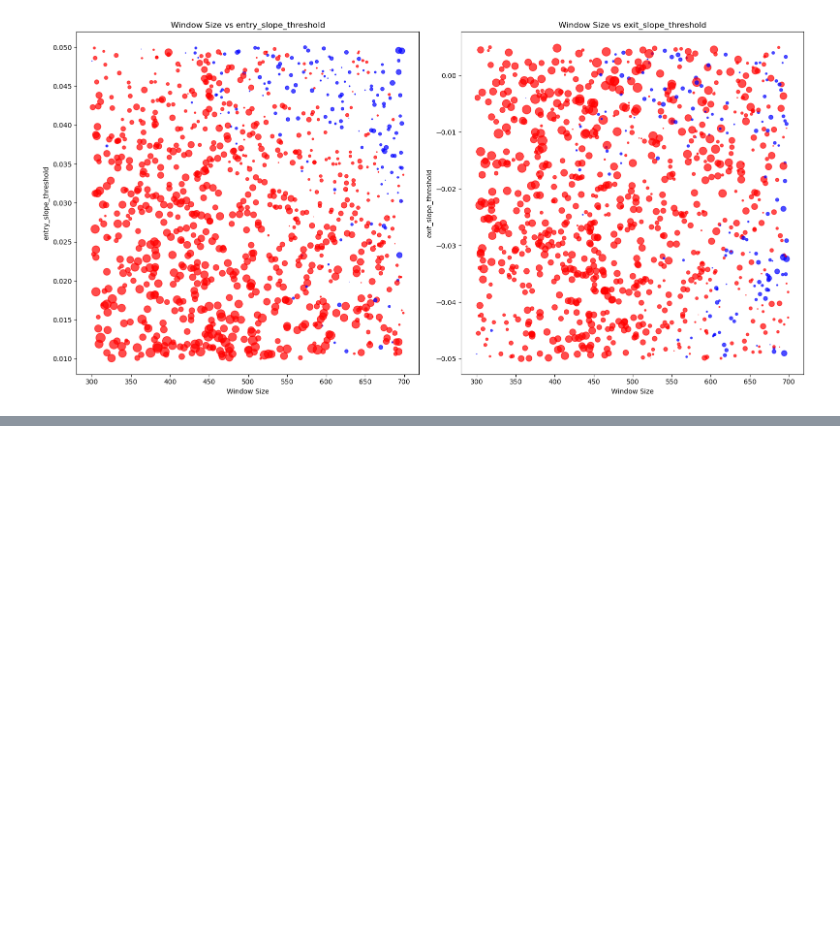
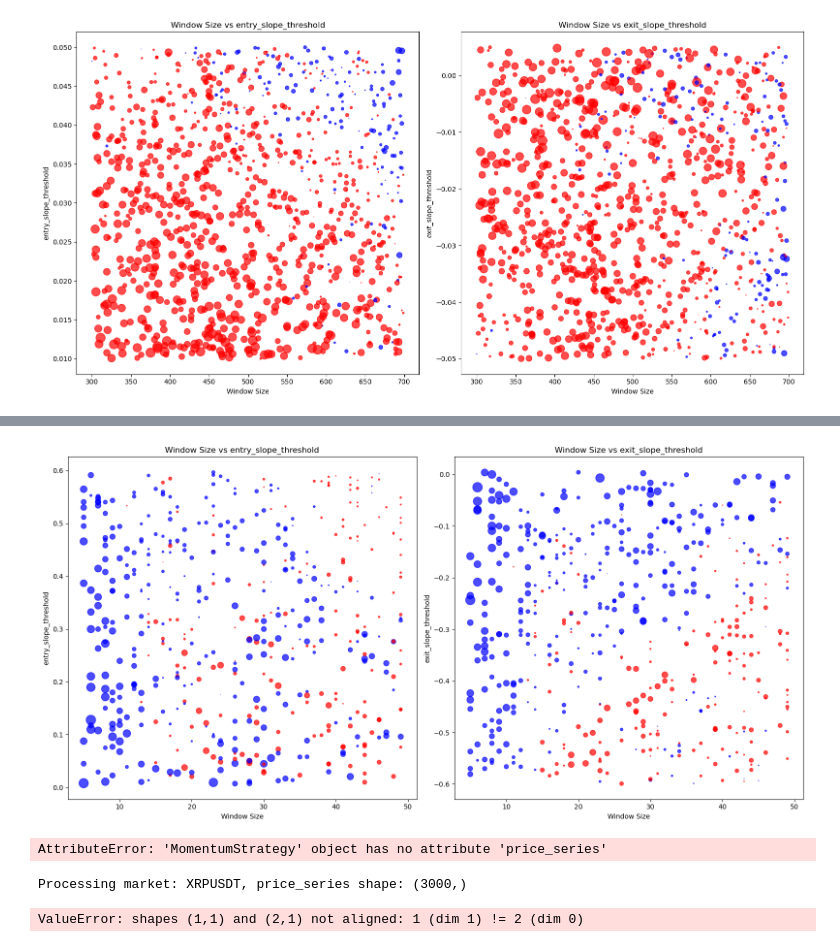
Before and after one commit to Tsharkowill/bol_trading_bot, a Jupyter notebook: analysis/percent_slope_simulation.ipynb, the cells around one changed output, grey strips where cells are left out. Drawn from its saved outputs; the diff is of its cells as text; code cells hidden in the pictures; blank space fills up the shorter version.

```diff
--- a/analysis/percent_slope_simulation.ipynb
+++ b/analysis/percent_slope_simulation.ipynb
@@ -932,0 +1049,68 @@ plt.show()
+# %%
+# Create a figure with two subplots side by side
+fig, axes = plt.subplots(1, 2, figsize=(16, 8))  # 1 row, 2 columns
+
+# First scatter plot
+scatter_plot1 = axes[0].scatter(
+    x=df['window'],
+    y=df['entry_threshold'],
+    c=df['color'],  # Use the 'color' column for point colors
+    s=df['size'],   # Use the 'size' column for point sizes
+    alpha=0.7       # Add transparency for better visualization
+)
+axes[0].set_title('Window Size vs entry_slope_threshold')
+axes[0].set_xlabel('Window Size')
+axes[0].set_ylabel('entry_slope_threshold')
+
+# Second scatter plot
+scatter_plot2 = axes[1].scatter(
+    x=df['window'],
+    y=df['exit_threshold'],
+    c=df['color'],  # Use the 'color' column for point colors
+    s=df['size'],   # Use the 'size' column for point sizes
+    alpha=0.7       # Add transparency for better visualization
+)
+axes[1].set_title('Window Size vs exit_slope_threshold')
+axes[1].set_xlabel('Window Size')
+axes[1].set_ylabel('exit_slope_threshold')
+
+# Adjust spacing between plots
+plt.tight_layout()
+
+# Show the plots
+plt.show()
+# %% [output]
+[figure, added]
+# %%
+kf = KalmanFilter(
+    transition_matrices=[1],  # 1D transition matrix
+    observation_matrices=[1],  # 1D observation matrix
+    initial_state_mean=0,
+    initial_state_covariance=1.0,
+    transition_covariance=1e-5,
+    observation_covariance=0.1
+)
+
+data = pd.read_csv('data_new.csv').tail(3000)
+#data = data[['time', 'UNIUSDT']].copy()
+strategy = MomentumStrategy(data, 50, 2000)
+
+state_means, _ = kf.filter(strategy.price_series.values)
+# %% [output]
+AttributeError: 'MomentumStrategy' object has no attribute 'price_series'
+# %%
+
+kalman_results = strategy.run_monte_carlo_simulation_with_percentage_slope(
+    iterations=500,
+    window_range=(50, 300),
+    entry_threshold_range=(0.005, 0.4),
+    exit_threshold_range=(-0.3, 0.004),
+    output_name='kalman_sim',
+    use_kalman=True,
+    kalman_params={
+        'process_var': (1e-6, 1e-4),
+        'meas_var': (0.01, 0.5)
+    })
+# %% [output]
+Processing market: XRPUSDT, price_series shape: (3000,)
+ValueError: shapes (1,1) and (2,1) not aligned: 1 (dim 1) != 2 (dim 0)
```
Also changed, not shown: parts of 9 cells of this notebook, 10 other files.
